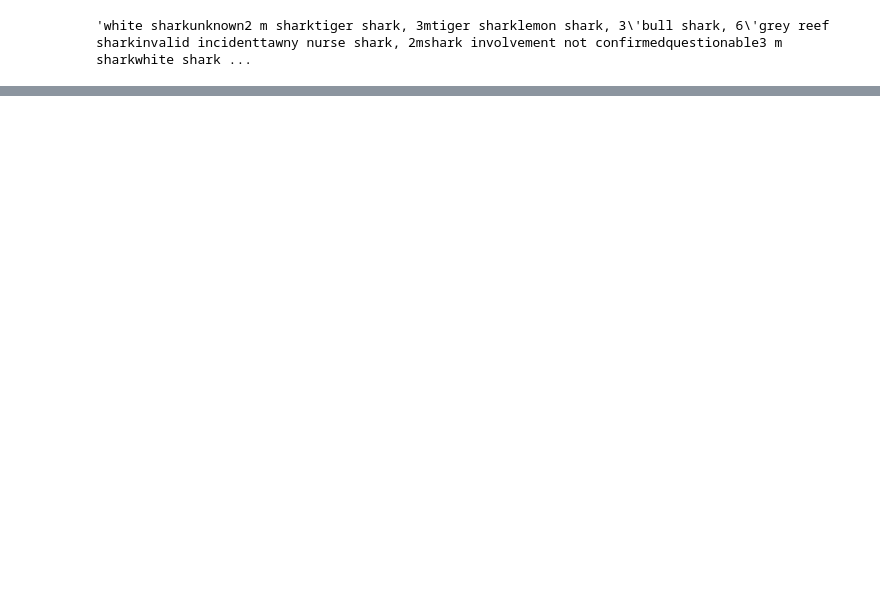
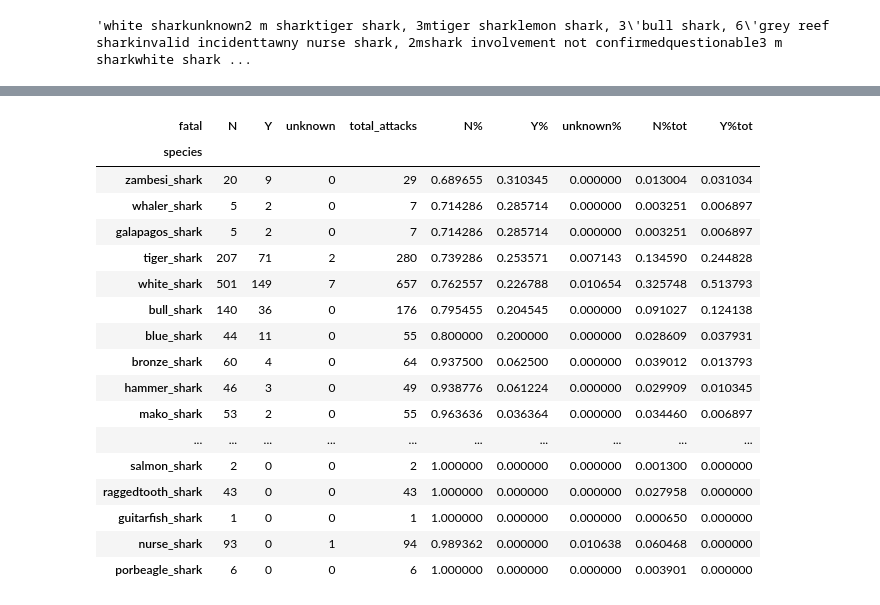
Before and after one commit to aliciahernansanz/-w2-project-pandas-Alicia-Hernansanz, a Jupyter notebook: data/shark_attacks.ipynb, the cells around one changed output, grey strips where cells are left out. Cells and saved outputs as stored; diff of their text form; code cells hidden in the pictures; blank space fills up the shorter version.

Commit message:
species vs fatal

```diff
--- a/data/shark_attacks.ipynb
+++ b/data/shark_attacks.ipynb
@@ -641,6 +641,3 @@ df.loc[df['species'].str.contains('dusky'), 'species'] = 'dusky_shark'
 df.loc[df['species'].str.contains('silky'), 'species'] = 'silky_shark'
 # %%
 df.loc[df['species'].str.contains('canicula'), 'species'] = 'scyliorhinus canicula_shark'
-# %%
-pd.set_option('display.max_rows', None)
-df.species.value_counts()
@@ -667,0 +659,3 @@ Name: species, dtype: int64
+# %%
+especies=df[df.species.str.contains('_')]
+especies
@@ -667,0 +676,35 @@ Name: species, dtype: int64
+# %%
+#cross table para ver la relacion del tipo de especie con si un ataque es fatal o no
+
+cross_species=pd.crosstab(index=especies.species, columns=especies.fatal)
+
+cross_species['total_attacks']=(cross_species.N+cross_species.Y+cross_species.unknown)
+
+cross_species['N%']=cross_species.N/cross_species.total_attacks
+cross_species['Y%']=cross_species.Y/cross_species.total_attacks
+cross_species['unknown%']=cross_species.unknown/cross_species.total_attacks
+
+cross_species['N%tot']=cross_species.N/sum(cross_species.N)
+cross_species['Y%tot']=cross_species.Y/sum(cross_species.Y)
+
+
+cross_species.sort_values(by='Y%',ascending=False)   #ordenador por el que más veces ataca fatalmente/las veces que ataca
+# %% [output]
+| fatal | N | Y | unknown | total_attacks | N% | Y% | unknown% | N%tot | Y%tot |
+| species |  |  |  |  |  |  |  |  |  |
+| zambesi_shark | 20 | 9 | 0 | 29 | 0.689655 | 0.310345 | 0.000000 | 0.013004 | 0.031034 |
+| whaler_shark | 5 | 2 | 0 | 7 | 0.714286 | 0.285714 | 0.000000 | 0.003251 | 0.006897 |
+| galapagos_shark | 5 | 2 | 0 | 7 | 0.714286 | 0.285714 | 0.000000 | 0.003251 | 0.006897 |
+| tiger_shark | 207 | 71 | 2 | 280 | 0.739286 | 0.253571 | 0.007143 | 0.134590 | 0.244828 |
+| white_shark | 501 | 149 | 7 | 657 | 0.762557 | 0.226788 | 0.010654 | 0.325748 | 0.513793 |
+| bull_shark | 140 | 36 | 0 | 176 | 0.795455 | 0.204545 | 0.000000 | 0.091027 | 0.124138 |
+| blue_shark | 44 | 11 | 0 | 55 | 0.800000 | 0.200000 | 0.000000 | 0.028609 | 0.037931 |
+| bronze_shark | 60 | 4 | 0 | 64 | 0.937500 | 0.062500 | 0.000000 | 0.039012 | 0.013793 |
+| hammer_shark | 46 | 3 | 0 | 49 | 0.938776 | 0.061224 | 0.000000 | 0.029909 | 0.010345 |
+| mako_shark | 53 | 2 | 0 | 55 | 0.963636 | 0.036364 | 0.000000 | 0.034460 | 0.006897 |
+| ... | ... | ... | ... | ... | ... | ... | ... | ... | ... |
+| salmon_shark | 2 | 0 | 0 | 2 | 1.000000 | 0.000000 | 0.000000 | 0.001300 | 0.000000 |
+| raggedtooth_shark | 43 | 0 | 0 | 43 | 1.000000 | 0.000000 | 0.000000 | 0.027958 | 0.000000 |
+| guitarfish_shark | 1 | 0 | 0 | 1 | 1.000000 | 0.000000 | 0.000000 | 0.000650 | 0.000000 |
+| nurse_shark | 93 | 0 | 1 | 94 | 0.989362 | 0.000000 | 0.010638 | 0.060468 | 0.000000 |
+| porbeagle_shark | 6 | 0 | 0 | 6 | 1.000000 | 0.000000 | 0.000000 | 0.003901 | 0.000000 |
```
Also changed, not shown: parts of 4 cells of this notebook.
